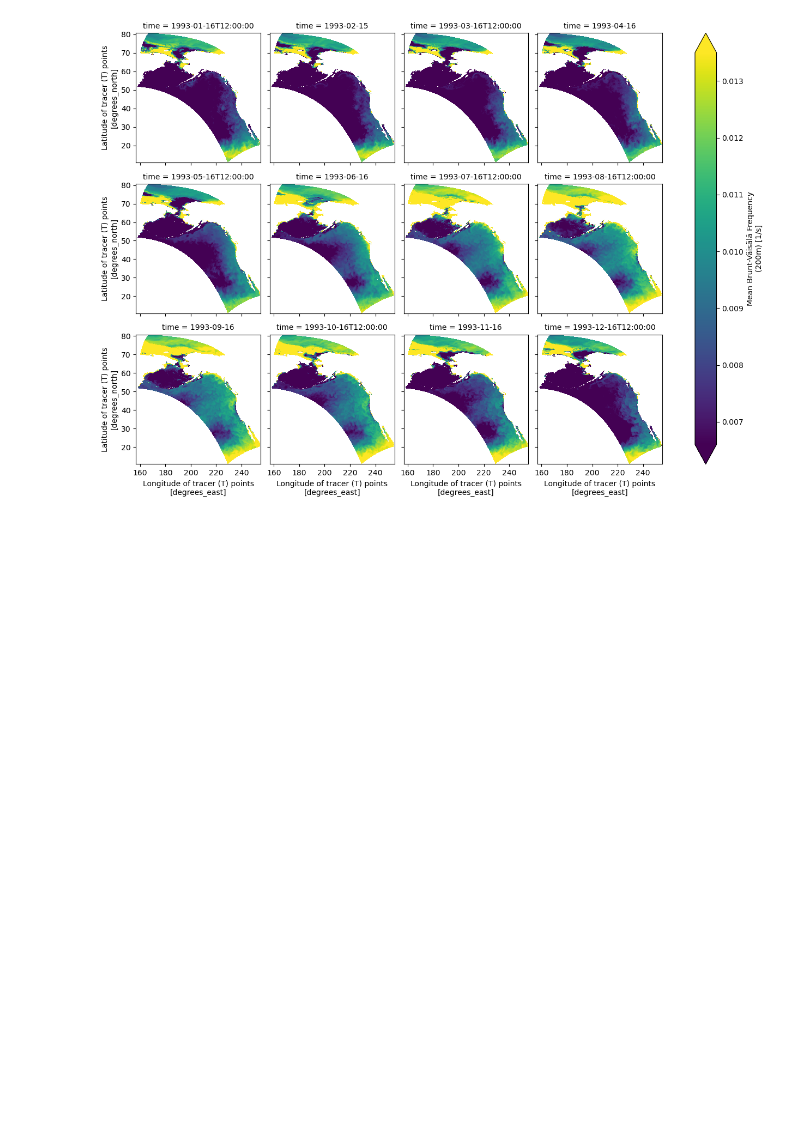
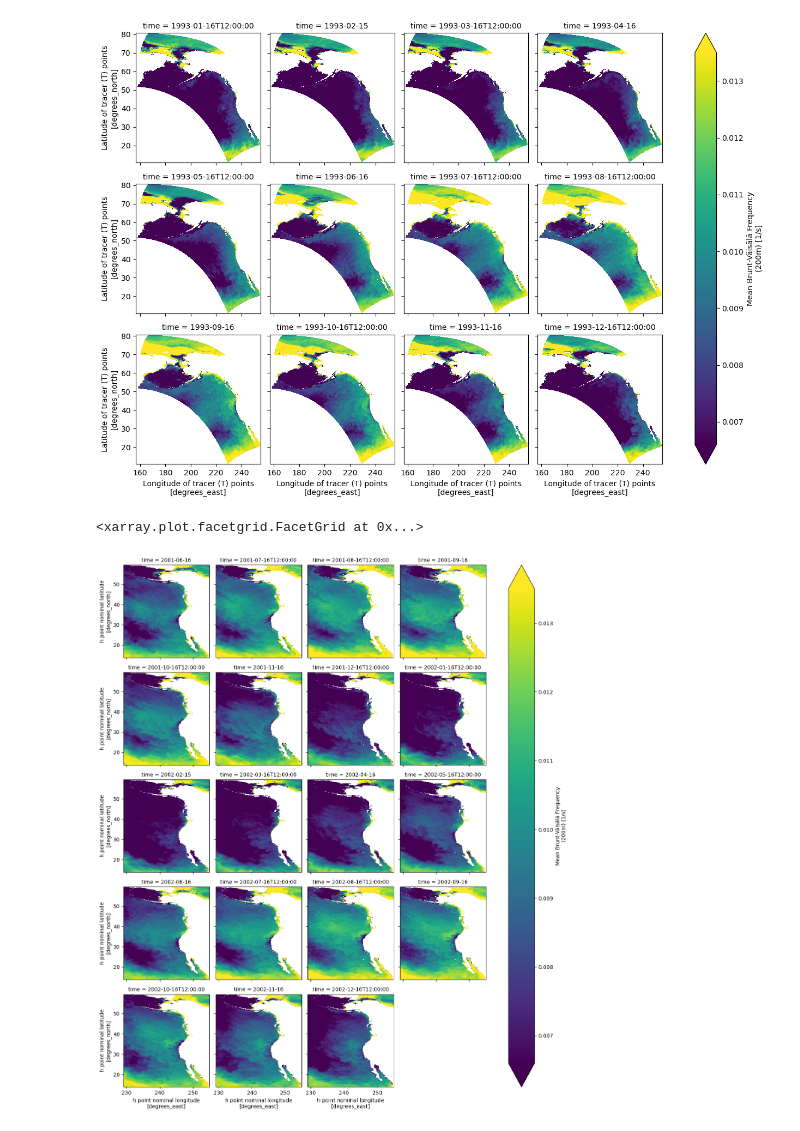
Before and after one commit to NOAA-CEFI-Portal/regional_mom6, a Jupyter notebook: mom6/notebook/brunt_vaisala_freq_test.ipynb, the cells around one changed output. Saved outputs shown, nothing was run; the diff lists cells and outputs as text; code cells hidden in the pictures; blank space fills up the shorter version.

```diff
--- a/mom6/notebook/brunt_vaisala_freq_test.ipynb
+++ b/mom6/notebook/brunt_vaisala_freq_test.ipynb
@@ -460,3 +460,12 @@ ds_bbv['bbv'].plot(x='geolon',y='geolat',vmin=0.0066,vmax=0.0135,col='time',col_
 # %% [output]
 <xarray.plot.facetgrid.FacetGrid at 0x...>
 [figure]
+# %%
+import xarray as xr
+bbv_file = "/Projects/CEFI/regional_mom6/cefi_derivative/northeast_pacific/full_domain/hindcast/monthly/raw/r20250509/bbv/bbv.nep.full.hcast.monthly.raw.r20250509.199301-202412.nc"
+ds_bbv = xr.open_dataset(bbv_file,chunks={'time': 1, 'yh': 50, 'xh': 50})
+# %%
+ds_bbv.bbv.sel(time=slice('2001-06', '2002-12')).plot(x='xh',y='yh',vmin=0.0066,vmax=0.0135,col='time',col_wrap=4, cmap='viridis')
+# %% [output]
+<xarray.plot.facetgrid.FacetGrid at 0x...>
+[figure, added]
```
Also changed, not shown: 15 other files.
